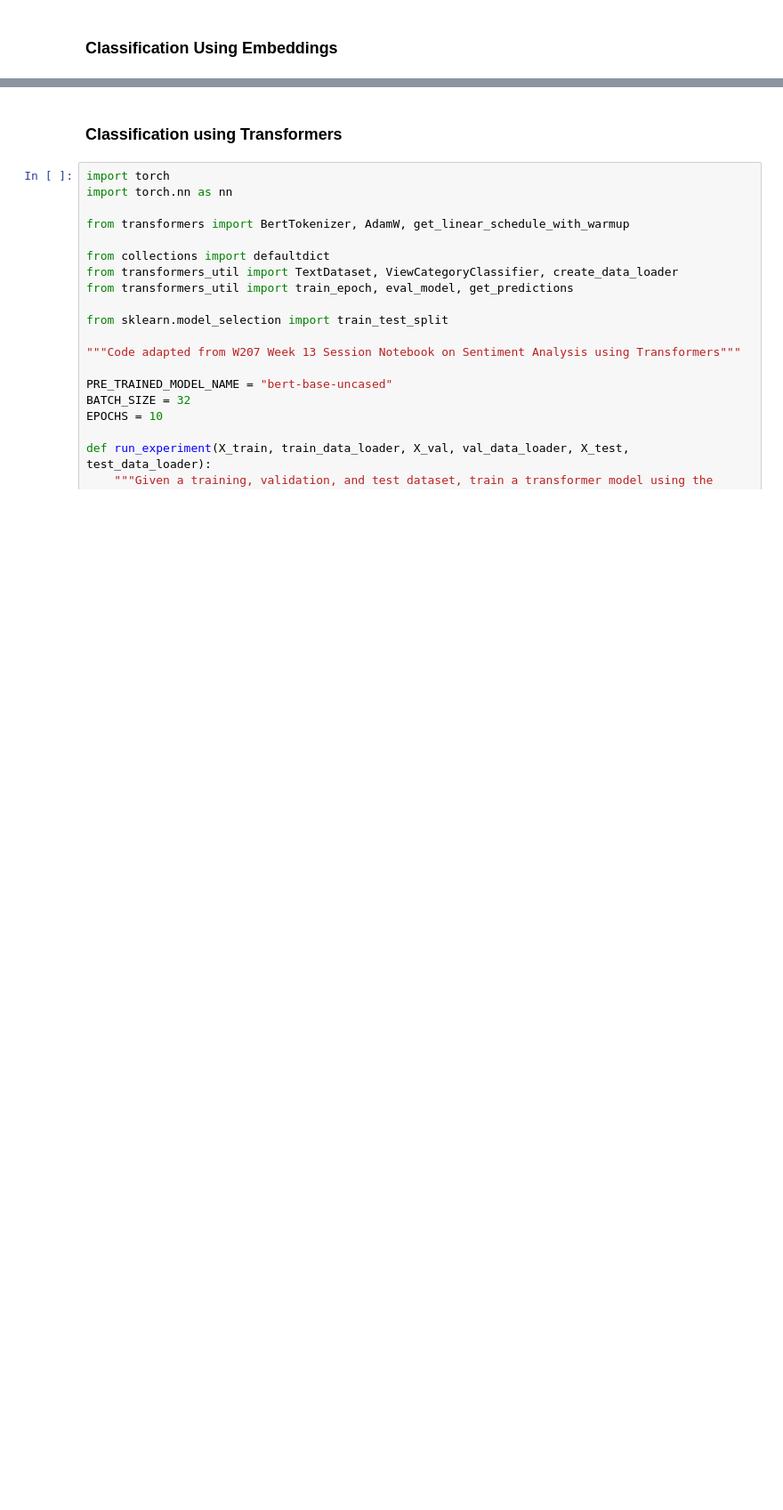
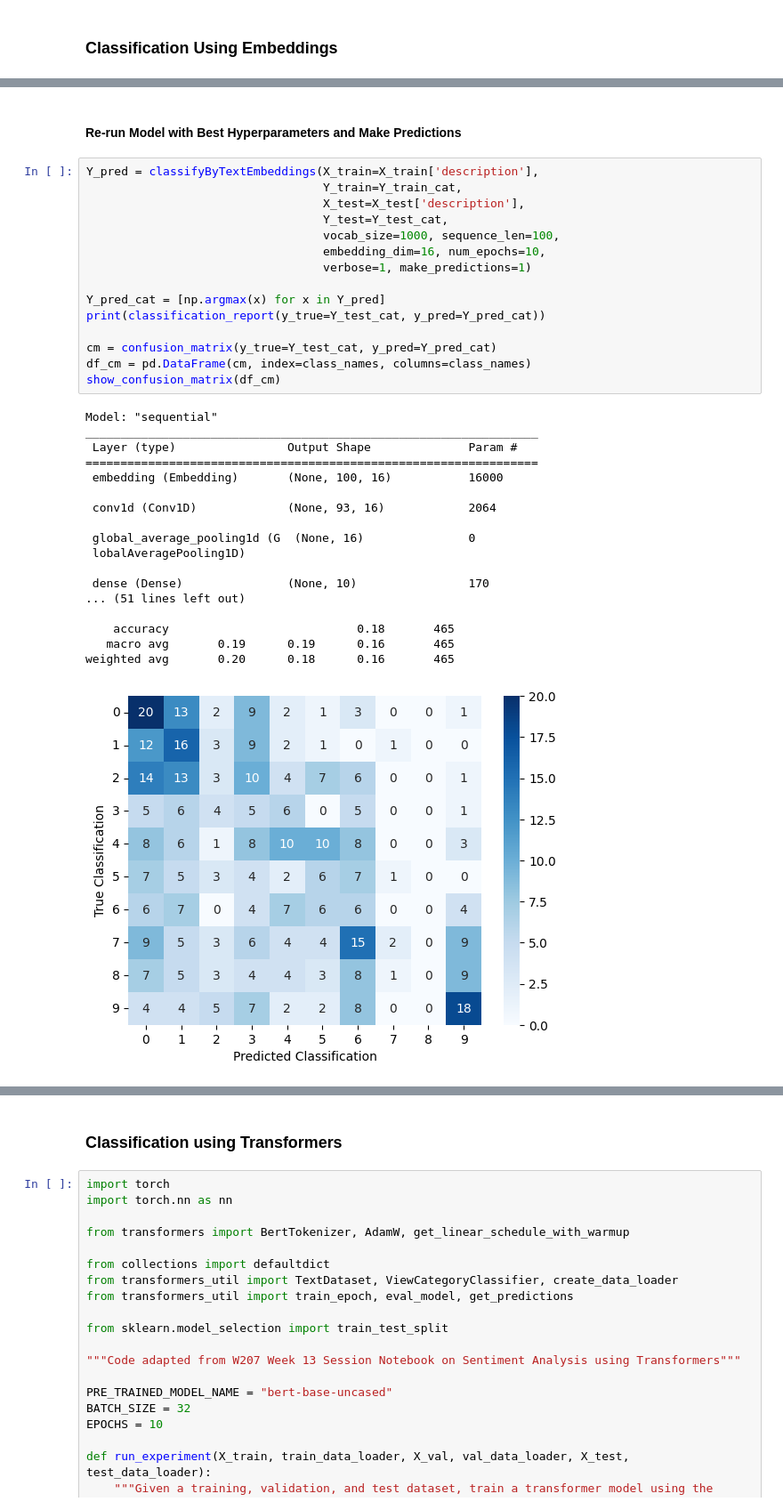
Before and after one commit to maxencefrenette/youtube-views-predictor, a Jupyter notebook: src/models/models-NLP.ipynb, the cells around one changed output, grey strips where cells are left out. Shown at 89% size. Saved outputs shown, nothing was run; the diff lists cells and outputs as text; blank space fills up the shorter version.

```diff
--- a/src/models/models-NLP.ipynb
+++ b/src/models/models-NLP.ipynb
@@ -316,0 +367,36 @@ weighted avg       0.26      0.25      0.23       465
+# %% [markdown]
+#### Re-run Model with Best Hyperparameters and Make Predictions
+# %%
+Y_pred = classifyByTextEmbeddings(X_train=X_train['description'],
+                                  Y_train=Y_train_cat,
+                                  X_test=X_test['description'],
+                                  Y_test=Y_test_cat,
+                                  vocab_size=1000, sequence_len=100,
+                                  embedding_dim=16, num_epochs=10,
+                                  verbose=1, make_predictions=1)
+
+Y_pred_cat = [np.argmax(x) for x in Y_pred]
+print(classification_report(y_true=Y_test_cat, y_pred=Y_pred_cat))
+
+cm = confusion_matrix(y_true=Y_test_cat, y_pred=Y_pred_cat)
+df_cm = pd.DataFrame(cm, index=class_names, columns=class_names)
+show_confusion_matrix(df_cm)
+# %% [output]
+Model: "sequential"
+_________________________________________________________________
+ Layer (type)                Output Shape              Param #
+=================================================================
+ embedding (Embedding)       (None, 100, 16)           16000
+
+ conv1d (Conv1D)             (None, 93, 16)            2064
+
+ global_average_pooling1d (G  (None, 16)               0
+ lobalAveragePooling1D)
+
+ dense (Dense)               (None, 10)                170
+... (51 lines left out)
+
+    accuracy                           0.18       465
+   macro avg       0.19      0.19      0.16       465
+weighted avg       0.20      0.18      0.16       465
+[figure, added]
```
Also changed, not shown: parts of 14 cells of this notebook, 1 other file.
